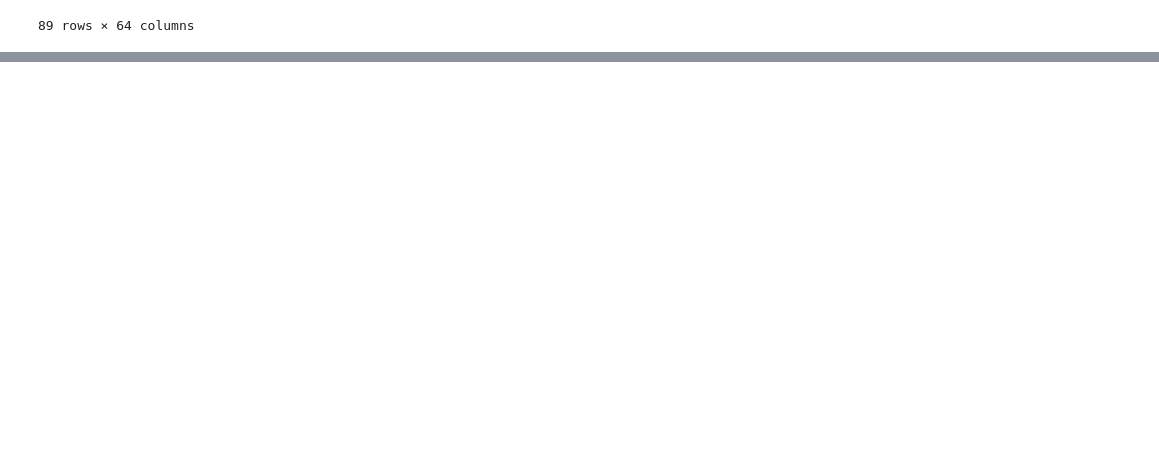
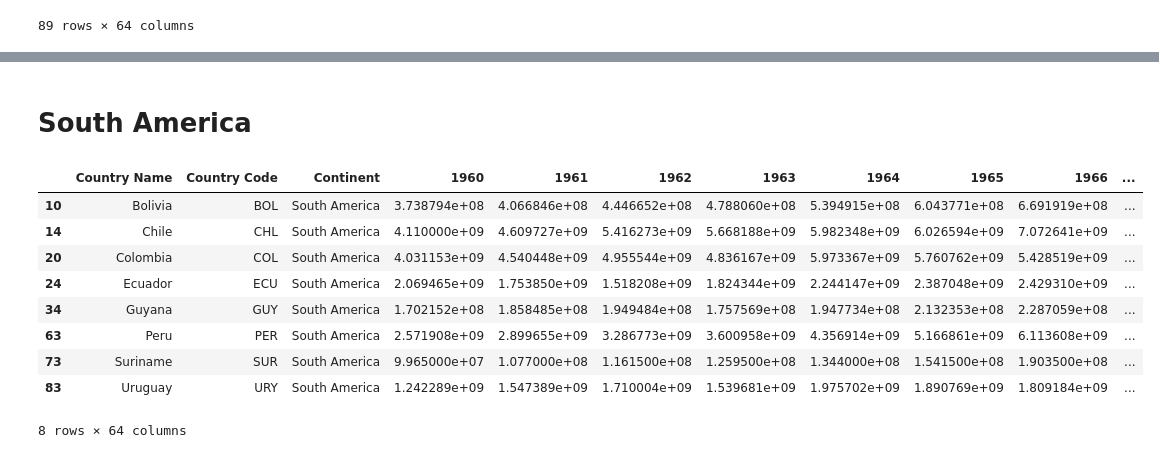
Before and after one commit to Elnaz-Talebi/Fluctuating-GDP-Visualization, a Jupyter notebook: Final Project_Part 1.ipynb, the cells around one changed output, grey strips where cells are left out. Cells and saved outputs as stored; diff of their text form; code cells hidden in the pictures; blank space fills up the shorter version.

```diff
--- a/Final Project_Part 1.ipynb
+++ b/Final Project_Part 1.ipynb
@@ -50,0 +287,16 @@ gdp
+# %% [markdown]
+# South America
+# %%
+Top_3_South_America_countries_2020 = gdp[gdp["Continent"].isin(["South America"])]
+Top_3_South_America_countries_2020
+# %% [output]
+|  | Country Name | Country Code | Continent | 1960 | 1961 | 1962 | 1963 | 1964 | 1965 | 1966 | ... |
+| 10 | Bolivia | BOL | South America | 3.738794e+08 | 4.066846e+08 | 4.446652e+08 | 4.788060e+08 | 5.394915e+08 | 6.043771e+08 | 6.691919e+08 | ... |
+| 14 | Chile | CHL | South America | 4.110000e+09 | 4.609727e+09 | 5.416273e+09 | 5.668188e+09 | 5.982348e+09 | 6.026594e+09 | 7.072641e+09 | ... |
+| 20 | Colombia | COL | South America | 4.031153e+09 | 4.540448e+09 | 4.955544e+09 | 4.836167e+09 | 5.973367e+09 | 5.760762e+09 | 5.428519e+09 | ... |
+| 24 | Ecuador | ECU | South America | 2.069465e+09 | 1.753850e+09 | 1.518208e+09 | 1.824344e+09 | 2.244147e+09 | 2.387048e+09 | 2.429310e+09 | ... |
+| 34 | Guyana | GUY | South America | 1.702152e+08 | 1.858485e+08 | 1.949484e+08 | 1.757569e+08 | 1.947734e+08 | 2.132353e+08 | 2.287059e+08 | ... |
+| 63 | Peru | PER | South America | 2.571908e+09 | 2.899655e+09 | 3.286773e+09 | 3.600958e+09 | 4.356914e+09 | 5.166861e+09 | 6.113608e+09 | ... |
+| 73 | Suriname | SUR | South America | 9.965000e+07 | 1.077000e+08 | 1.161500e+08 | 1.259500e+08 | 1.344000e+08 | 1.541500e+08 | 1.903500e+08 | ... |
+| 83 | Uruguay | URY | South America | 1.242289e+09 | 1.547389e+09 | 1.710004e+09 | 1.539681e+09 | 1.975702e+09 | 1.890769e+09 | 1.809184e+09 | ... |
+8 rows × 64 columns
```
Also changed, not shown: parts of 49 cells of this notebook.
